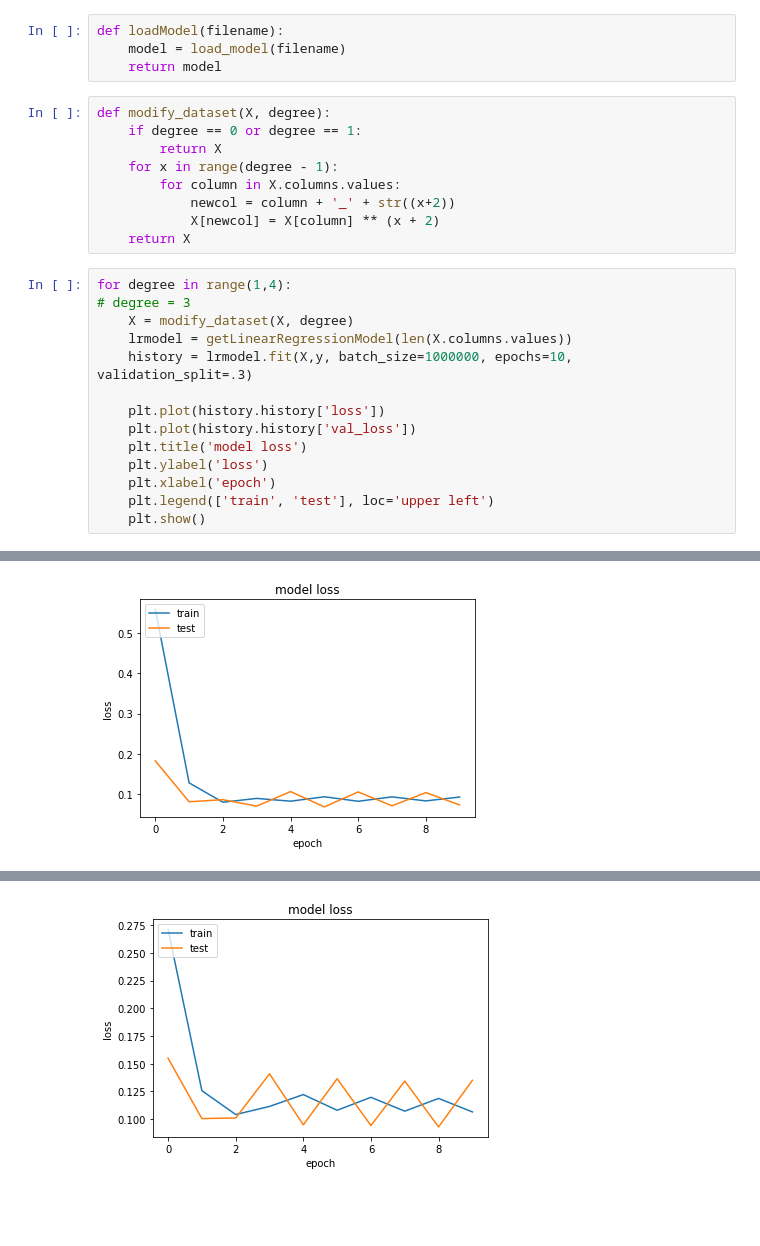
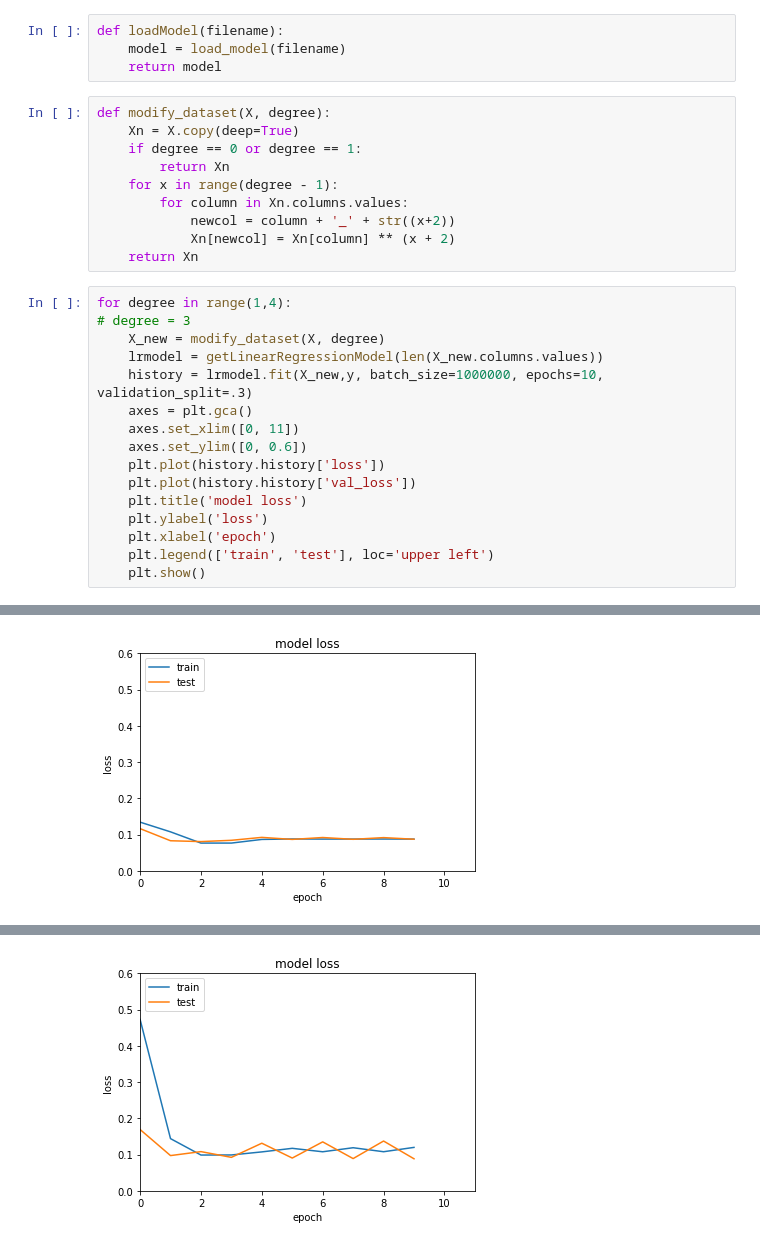
Before and after one commit to atharvacc/SigmaNewsProject, a Jupyter notebook: Final/LinearReg.ipynb, the cells around one changed output, grey strips where cells are left out. Cells and saved outputs as stored; diff of their text form; blank space fills up the shorter version.

```diff
--- a/Final/LinearReg.ipynb
+++ b/Final/LinearReg.ipynb
@@ -85,20 +85,23 @@ def loadModel(filename):
     return model
 # %%
 def modify_dataset(X, degree):
+    Xn = X.copy(deep=True)
     if degree == 0 or degree == 1:
-        return X
+        return Xn
     for x in range(degree - 1):
-        for column in X.columns.values:
+        for column in Xn.columns.values:
             newcol = column + '_' + str((x+2))
-            X[newcol] = X[column] ** (x + 2)
-    return X
+            Xn[newcol] = Xn[column] ** (x + 2)
+    return Xn
 # %%
 for degree in range(1,4):
 # degree = 3
-    X = modify_dataset(X, degree)
-    lrmodel = getLinearRegressionModel(len(X.columns.values))
-    history = lrmodel.fit(X,y, batch_size=1000000, epochs=10, validation_split=.3)
-
+    X_new = modify_dataset(X, degree)
+    lrmodel = getLinearRegressionModel(len(X_new.columns.values))
+    history = lrmodel.fit(X_new,y, batch_size=1000000, epochs=10, validation_split=.3)
+    axes = plt.gca()
+    axes.set_xlim([0, 11])
+    axes.set_ylim([0, 0.6])
     plt.plot(history.history['loss'])
     plt.plot(history.history['val_loss'])
     plt.title('model loss')
@@ -127 +130 @@ Epoch 10/10
-[figure, old version]
+[figure, new version]
@@ -145 +148 @@ Epoch 10/10
-[figure, old version]
+[figure, new version]
```
Also changed, not shown: parts of 1 cell of this notebook, 1 other file.
